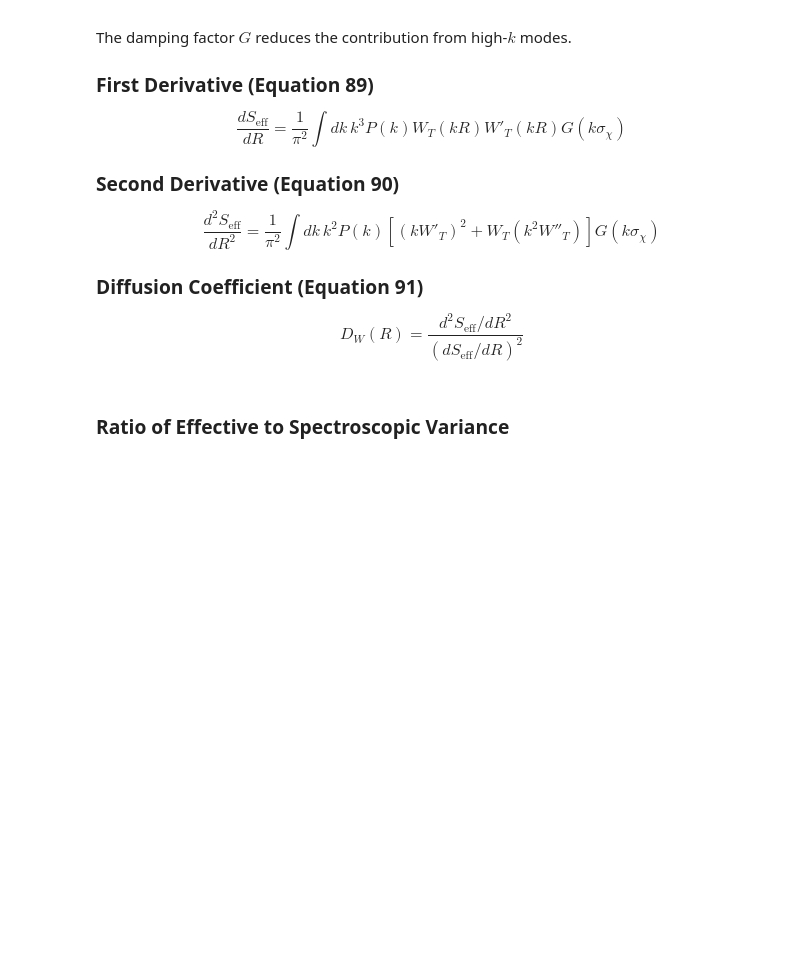
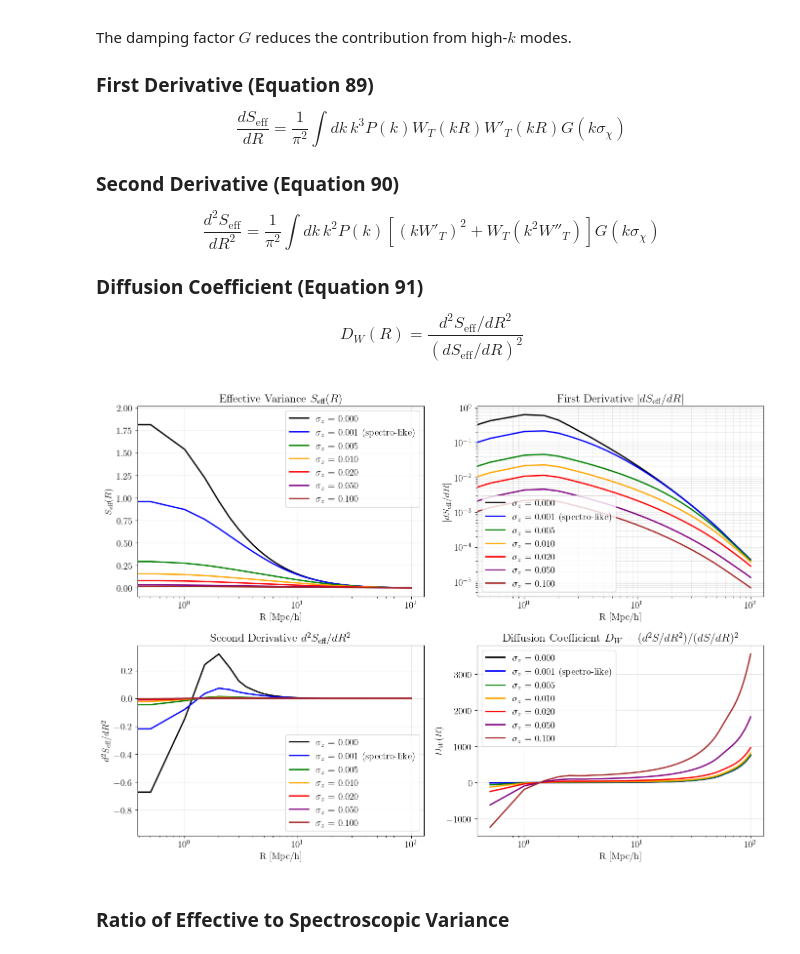
Before and after one commit to PierreBoccard/excursion_set_functions, a Jupyter notebook: examples/photo_z_formalism_documentation.ipynb, the cells around one changed output. Cells and saved outputs as stored; diff of their text form; code cells hidden in the pictures; blank space fills up the shorter version.

```diff
--- a/examples/photo_z_formalism_documentation.ipynb
+++ b/examples/photo_z_formalism_documentation.ipynb
@@ -233,17 +315,18 @@ $$\frac{d^2S_{\text{eff}}}{dR^2} = \frac{1}{\pi^2} \int dk\, k^2 P(k) \left[(kW'
 
 $$D_W(R) = \frac{d^2S_{\text{eff}}/dR^2}{(dS_{\text{eff}}/dR)^2}$$
 # %%
-# Compute Seff for different sigma_chi values
-sigma_chi_vals = [0, 10, 30, 50, 100]
-colors = ['black', 'blue', 'green', 'orange', 'red']
-
+# Compute Seff for different sigma_z values
 fig, axes = plt.subplots(2, 2, figsize=(14, 10))
 
 # Seff(R)
 ax = axes[0, 0]
-for sigma_chi, c in zip(sigma_chi_vals, colors):
-    Seff = pz.Seff_photo_z(Pk, k, R, sigma_chi=sigma_chi)
-    ax.plot(R, Seff, color=c, lw=2, label=f'$\\sigma_\\chi$ = {sigma_chi} Mpc/h')
+for sigma_z, sigma_chi, c in zip(sigma_z_vals, sigma_chi_vals, colors):
+    Seff = pz.Seff_photo_z(Pk, k, radius, sigma_chi=sigma_chi)
+    if sigma_z == 0.001:
+        label = f'$\\sigma_z$ = {sigma_z:.3f} (spectro-like)'
+    else:
+        label = f'$\\sigma_z$ = {sigma_z:.3f}'
+    ax.plot(radius, Seff, color=c, lw=2, label=label)
 
 ax.set_xscale('log')
 ax.set_xlabel('R [Mpc/h]')
@@ -254,46 +337,60 @@ ax.legend()
 
 # dSeff/dR
 ax = axes[0, 1]
-for sigma_chi, c in zip(sigma_chi_vals, colors):
-    dSeff = pz.dSeff_dR_photo_z(Pk, k, R, sigma_chi=sigma_chi)
-    ax.plot(R, np.abs(dSeff), color=c, lw=2, label=f'$\\sigma_\\chi$ = {sigma_chi} Mpc/h')
+for sigma_z, sigma_chi, c in zip(sigma_z_vals, sigma_chi_vals, colors):
+    dSeff = pz.dSeff_dR_photo_z(Pk, k, radius, sigma_chi=sigma_chi)
+    if sigma_z == 0.001:
+        label = f'$\\sigma_z$ = {sigma_z:.3f} (spectro-like)'
+    else:
+        label = f'$\\sigma_z$ = {sigma_z:.3f}'
+    ax.plot(radius, np.abs(dSeff), color=c, lw=2, label=label)
 
 ax.set_xscale('log')
 ax.set_yscale('log')
 ax.set_xlabel('R [Mpc/h]')
 ax.set_ylabel('$|dS_{\\text{eff}}/dR|$')
 ax.set_title('First Derivative $|dS_{\\text{eff}}/dR|$')
 ax.grid(True, alpha=0.3, which='both')
 ax.legend()
 
 # d²Seff/dR²
 ax = axes[1, 0]
-for sigma_chi, c in zip(sigma_chi_vals, colors):
-    d2Seff = pz.d2Seff_dR2_photo_z(Pk, k, R, sigma_chi=sigma_chi)
-    ax.plot(R, d2Seff, color=c, lw=2, label=f'$\\sigma_\\chi$ = {sigma_chi} Mpc/h')
+for sigma_z, sigma_chi, c in zip(sigma_z_vals, sigma_chi_vals, colors):
+    d2Seff = pz.d2Seff_dR2_photo_z(Pk, k, radius, sigma_chi=sigma_chi)
+    if sigma_z == 0.001:
+        label = f'$\\sigma_z$ = {sigma_z:.3f} (spectro-like)'
+    else:
+        label = f'$\\sigma_z$ = {sigma_z:.3f}'
+    ax.plot(radius, d2Seff, color=c, lw=2, label=label)
 
 ax.set_xscale('log')
 ax.set_xlabel('R [Mpc/h]')
 ax.set_ylabel('$d^2S_{\\text{eff}}/dR^2$')
 ax.set_title('Second Derivative $d^2S_{\\text{eff}}/dR^2$')
 ax.grid(True, alpha=0.3)
 ax.legend()
 
 # Diffusion coefficient DW
 ax = axes[1, 1]
-for sigma_chi, c in zip(sigma_chi_vals, colors):
-    DW = pz.DW_photo_z(Pk, k, R, sigma_chi=sigma_chi)
-    ax.plot(R, DW, color=c, lw=2, label=f'$\\sigma_\\chi$ = {sigma_chi} Mpc/h')
+for sigma_z, sigma_chi, c in zip(sigma_z_vals, sigma_chi_vals, colors):
+    DW = pz.DW_photo_z(Pk, k, radius, sigma_chi=sigma_chi)
+    if sigma_z == 0.001:
+        label = f'$\\sigma_z$ = {sigma_z:.3f} (spectro-like)'
+    else:
+        label = f'$\\sigma_z$ = {sigma_z:.3f}'
+    ax.plot(radius, DW, color=c, lw=2, label=label)
 
 ax.set_xscale('log')
 ax.set_xlabel('R [Mpc/h]')
 ax.set_ylabel('$D_W(R)$')
 ax.set_title('Diffusion Coefficient $D_W = (d^2S/dR^2)/(dS/dR)^2$')
 ax.grid(True, alpha=0.3)
 ax.legend()
 
 plt.tight_layout()
 plt.show()
+# %% [output]
+[figure, added]
 # %% [markdown]
 ### Ratio of Effective to Spectroscopic Variance
 # %%
```
Also changed, not shown: parts of 14 cells of this notebook, 17 other files.
